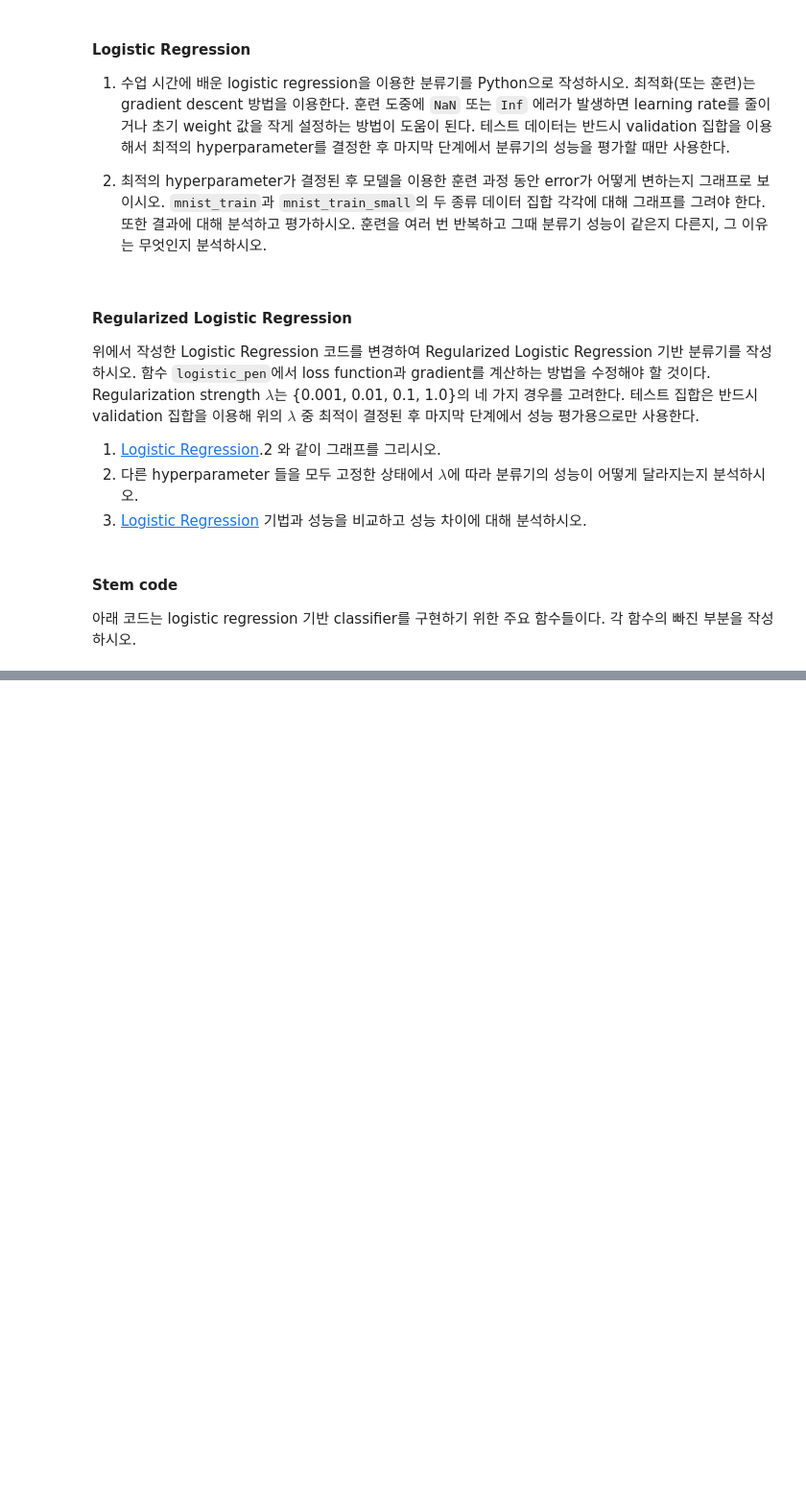
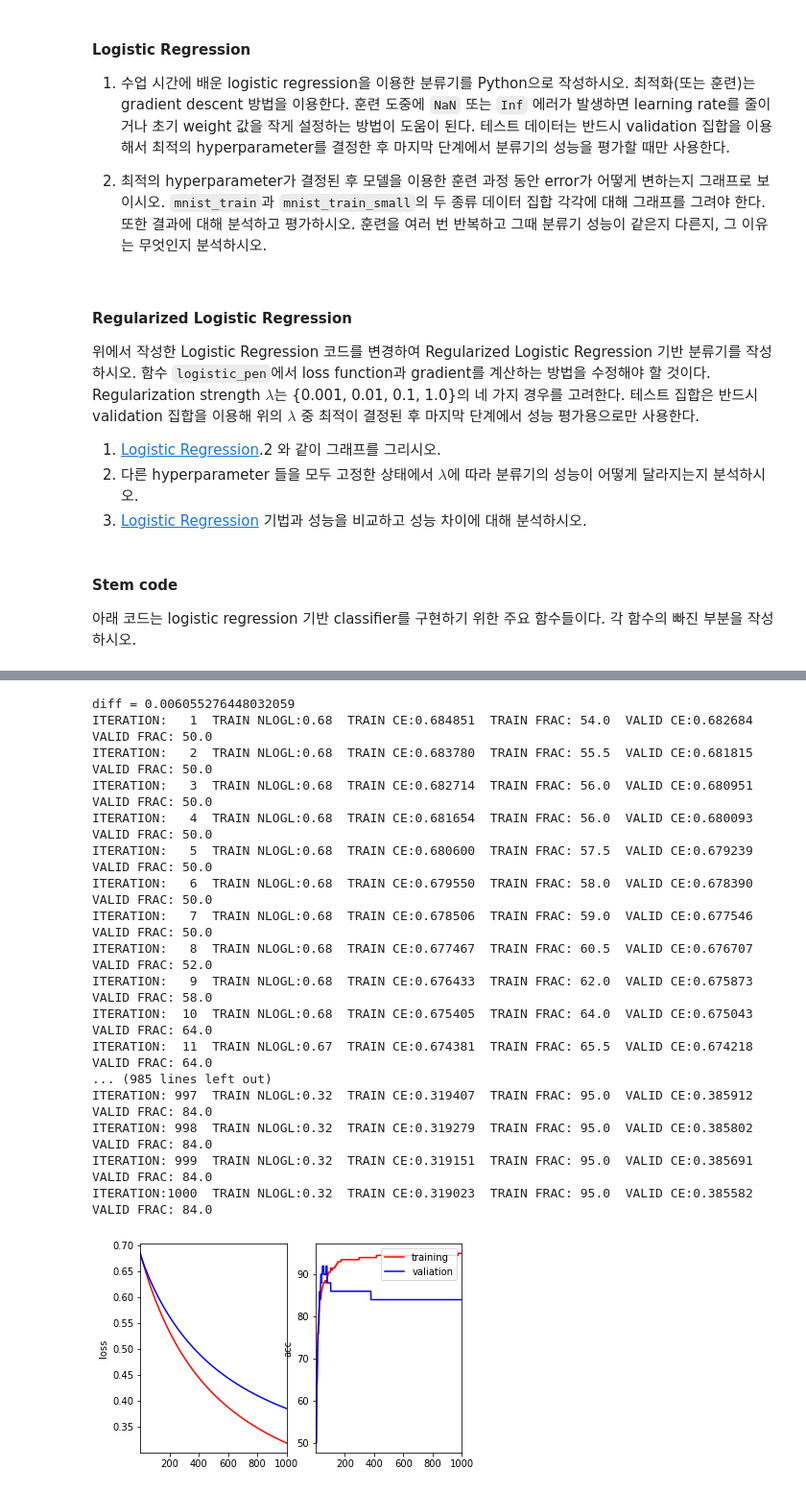
Before and after one commit to ro-ko/2022JBNU_ML, a Jupyter notebook: hw_code_logistic_regression/logistic_regression_template.ipynb, the cells around one changed output, grey strips where cells are left out. Shown: that part at 96% size. Drawn from its saved outputs; the diff is of its cells as text; code cells hidden in the pictures; blank space fills up the shorter version.

```diff
--- a/hw_code_logistic_regression/logistic_regression_template.ipynb
+++ b/hw_code_logistic_regression/logistic_regression_template.ipynb
@@ -160,7 +192,15 @@ def logistic(weights, data, targets, hyperparameters):
         f, df = logistic_pen(weights, data, targets, hyperparameters)
     else:
         # TODO: compute f and df without regularization
-        [...]
+        f = np.sum((-targets * np.log(y)-(1-targets)*np.log(1-y)))
+        y = y.round()
+
+        dy = y-targets
+
+        df = np.zeros_like(weights)
+        df[0:-1] += np.dot(data.T, dy)
+        df[-1] += np.sum(dy)
+
 
     return f, df, y
 # %%
@@ -219,7 +268,7 @@ def train(hyperparameters):
 
     # Logistic regression weights
     # TODO:Initialize to random weights here.
-    weights = [...]
+    weights = 0.01 * np.random.randn(M+1,1)
 
     # Verify that your logistic function produces the right gradient.
     # diff should be very close to 0.
@@ -296,7 +345,25 @@ def run_train(hyperparameters):
     logging /= num_runs
 
     # TODO generate plots
-    [...]
+    train_loss = logging[:,1]
+    val_loss = logging[:,3]
+    train_acc = logging[:,2]
+    val_acc = logging[:,4]
+
+    plt.subplot(1, 2, 1)
+    plt.plot(train_loss,'r',label = 'training')
+    plt.plot(val_loss,'b', label = 'valiation')
+    plt.ylabel('loss')
+    plt.xlim([1,hyperparameters['num_iterations']])
+
+    plt.subplot(1, 2, 2)
+    plt.plot(train_acc,'r',label = 'training')
+    plt.plot(val_acc,'b', label = 'valiation')
+    plt.ylabel('acc')
+    plt.xlim([1,hyperparameters['num_iterations']])
+
+    plt.legend(loc='upper right')
+    plt.show()
 
     return logging, weights
 
@@ -309,14 +376,33 @@ def run_test(weights: list):
         print(f'WEIGHTS #{i}   TEST CE: {cross_entropy:.6f}   TEST FRAC: {frac_correct*100:5.1f}')
 # %%
 hyperparameters = {
-    'mnist_train_small': [...], # boolean, True for using small dataset
-    'learning_rate': [...],
-    'weight_regularization': [...], # boolean, True for using regularization
-    'num_iterations': [...],
-    'weight_decay': [...], # regularization strength lambda
+    'mnist_train_small': False, # boolean, True for using small dataset
+    'learning_rate': 0.001,
+    'weight_regularization': True, # boolean, True for using regularization
+    'num_iterations': 1000,
+    'weight_decay': 0.001, # regularization strength lambda
     'print_interval': 1 # adjust print interval higher if the number of iterations is large. not affects logging
 }
 
 logging, trained_weights = run_train(hyperparameters)
+# %% [output]
+diff = 0.006055276448032059
+ITERATION:   1  TRAIN NLOGL:0.68  TRAIN CE:0.684851  TRAIN FRAC: 54.0  VALID CE:0.682684   VALID FRAC: 50.0
+ITERATION:   2  TRAIN NLOGL:0.68  TRAIN CE:0.683780  TRAIN FRAC: 55.5  VALID CE:0.681815   VALID FRAC: 50.0
+ITERATION:   3  TRAIN NLOGL:0.68  TRAIN CE:0.682714  TRAIN FRAC: 56.0  VALID CE:0.680951   VALID FRAC: 50.0
+ITERATION:   4  TRAIN NLOGL:0.68  TRAIN CE:0.681654  TRAIN FRAC: 56.0  VALID CE:0.680093   VALID FRAC: 50.0
+ITERATION:   5  TRAIN NLOGL:0.68  TRAIN CE:0.680600  TRAIN FRAC: 57.5  VALID CE:0.679239   VALID FRAC: 50.0
+ITERATION:   6  TRAIN NLOGL:0.68  TRAIN CE:0.679550  TRAIN FRAC: 58.0  VALID CE:0.678390   VALID FRAC: 50.0
+ITERATION:   7  TRAIN NLOGL:0.68  TRAIN CE:0.678506  TRAIN FRAC: 59.0  VALID CE:0.677546   VALID FRAC: 50.0
+ITERATION:   8  TRAIN NLOGL:0.68  TRAIN CE:0.677467  TRAIN FRAC: 60.5  VALID CE:0.676707   VALID FRAC: 52.0
+ITERATION:   9  TRAIN NLOGL:0.68  TRAIN CE:0.676433  TRAIN FRAC: 62.0  VALID CE:0.675873   VALID FRAC: 58.0
+ITERATION:  10  TRAIN NLOGL:0.68  TRAIN CE:0.675405  TRAIN FRAC: 64.0  VALID CE:0.675043   VALID FRAC: 64.0
+ITERATION:  11  TRAIN NLOGL:0.67  TRAIN CE:0.674381  TRAIN FRAC: 65.5  VALID CE:0.674218   VALID FRAC: 64.0
+... (985 lines left out)
+ITERATION: 997  TRAIN NLOGL:0.32  TRAIN CE:0.319407  TRAIN FRAC: 95.0  VALID CE:0.385912   VALID FRAC: 84.0
+ITERATION: 998  TRAIN NLOGL:0.32  TRAIN CE:0.319279  TRAIN FRAC: 95.0  VALID CE:0.385802   VALID FRAC: 84.0
+ITERATION: 999  TRAIN NLOGL:0.32  TRAIN CE:0.319151  TRAIN FRAC: 95.0  VALID CE:0.385691   VALID FRAC: 84.0
+ITERATION:1000  TRAIN NLOGL:0.32  TRAIN CE:0.319023  TRAIN FRAC: 95.0  VALID CE:0.385582   VALID FRAC: 84.0
+[figure, added]
 # %%
 run_test(trained_weights)
```
Also changed, not shown: parts of 10 cells of this notebook, 3 other files.
